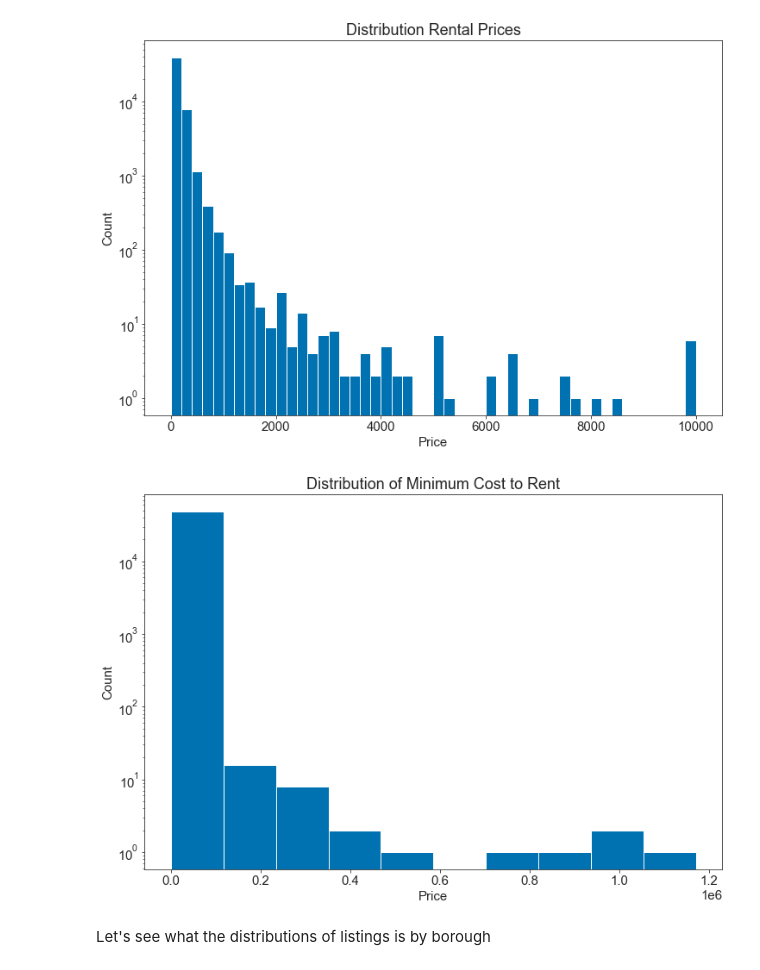
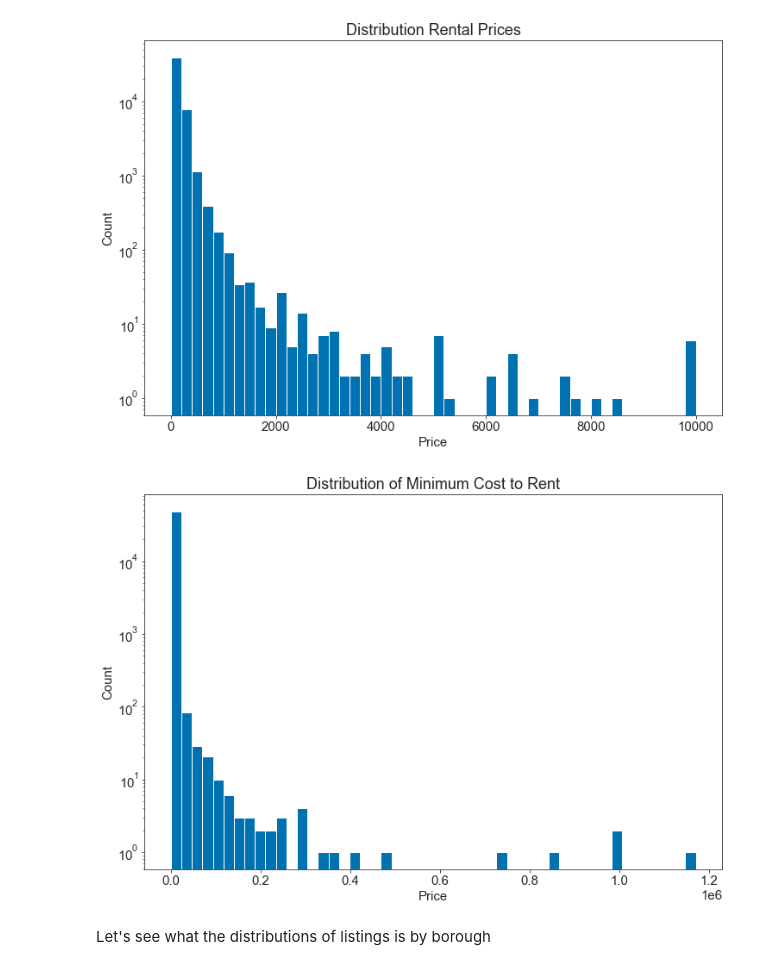
Before and after one commit to Daron-Marino/airbnb-EDA, a Jupyter notebook: src/airbnb-captstone-1.ipynb, the cells around one changed output. Saved outputs shown, nothing was run; the diff lists cells and outputs as text; code cells hidden in the pictures.

```diff
--- a/src/airbnb-captstone-1.ipynb
+++ b/src/airbnb-captstone-1.ipynb
@@ -132,15 +132,15 @@ plt.savefig('mincostdist.png', dpi=300, facecolor='w', bbox_inches='tight',
 # %%
 # Distribution of minimum price to rent
 fig, ax = plt.subplots(figsize=(12,8))
-ax.hist(air_bnb['minimum_cost'], log=True)
+ax.hist(air_bnb['minimum_cost'], log=True, bins=50)
 ax.xaxis.set_major_formatter(ScalarFormatter(useOffset=True))
 ax.set_title('Distribution of Minimum Cost to Rent')
 ax.set_xlabel('Price')
 ax.set_ylabel('Count')
 plt.savefig('mincostdist.png', dpi=300, facecolor='w', bbox_inches='tight',
            transparent=False);
 # %% [output]
-[figure, old version]
+[figure, new version]
 # %% [markdown]
 Let's see what the distributions of listings is by borough
 # %%
```
Also changed, not shown: parts of 2 cells of this notebook, 10 other files.
